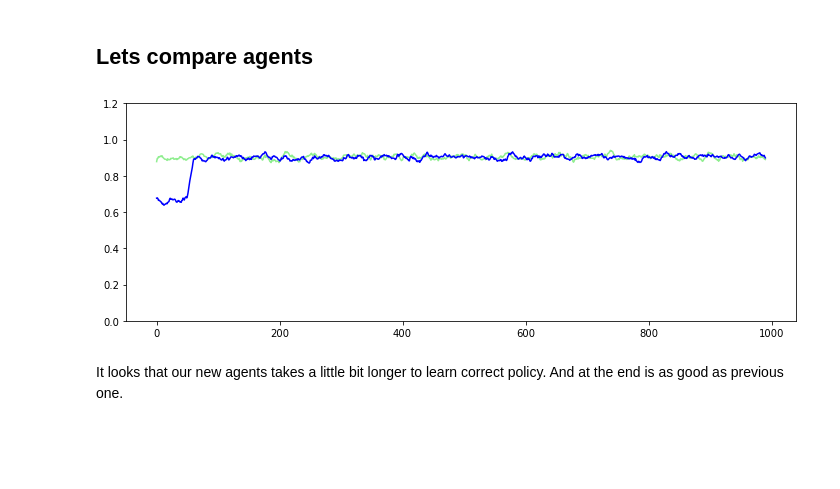
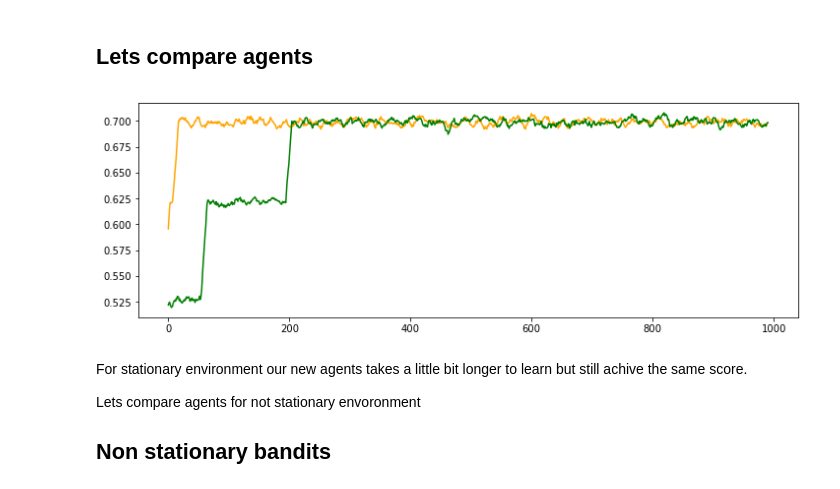
Before and after one commit to klangner/reinforcement-learning, a Jupyter notebook: notebooks/sutton/2.1 - k-armed-bandit.ipynb, the cells around one changed output. Drawn from its saved outputs; the diff is of its cells as text; code cells hidden in the pictures; blank space fills up the shorter version.

```diff
--- a/notebooks/sutton/2.1 - k-armed-bandit.ipynb
+++ b/notebooks/sutton/2.1 - k-armed-bandit.ipynb
@@ -157,9 +193,9 @@ where:
 
  $$ Q_{a}' = Q_{a} + \alpha(r-Q_{a}) $$
 # %%
-class EGreedyAgent2:
+class AlphaAgent:
 
-    def __init__(self, k, epsilon, alpha=0.01):
+    def __init__(self, k, epsilon, alpha=0.1):
         self.k = k
         self.epsilon = epsilon
         self.alpha = alpha
@@ -178,29 +214,15 @@ class EGreedyAgent2:
         self.Q[action] = self.Q[action] + self.alpha*(reward-self.Q[action])
 # %% [markdown]
 ## Lets compare agents
-# %%
-def run_greedy_agent2(bandits, num_episodes, epsilon):
-    # Agent
-    agent = EGreedyAgent2(k, epsilon, alpha=0.1)
-
-    # Learn Q-Table
-    rewards = []
-    for episode in range(num_episodes):
-        total_reward = 0
-        for j in range(100):
-            a = agent.choose_action()
-            reward = bandits[a].roll()
-            agent.learn(a, reward)
-            total_reward += reward
-        rewards.append(total_reward/100.0)
-    return moving_average(rewards, 10)
-
-
-plt.plot(run_greedy_agent(bandits, 1000, 0.01), color='lightgreen')
-plt.plot(run_greedy_agent2(bandits, 1000, 0.01), color='blue')
-plt.ylim([0, 1.2])
-plt.show()
-# %% [output]
-[figure, removed]
-# %% [markdown]
-It looks that our new agents takes a little bit longer to learn correct policy. And at the end is as good as previous one.
+# %%
+plt.plot(evaluate_stationary(EGreedyAgent(k, 0.01), bandits), color='orange')
+plt.plot(evaluate_stationary(AlphaAgent(k, 0.01), bandits), color='green')
+plt.show()
+# %% [output]
+[figure, added]
+# %% [markdown]
+For stationary environment our new agents takes a little bit longer to learn but still achive the same score.
+
+Lets compare agents for not stationary envoronment
+
+## Non stationary bandits
```
Also changed, not shown: parts of 15 cells of this notebook.
